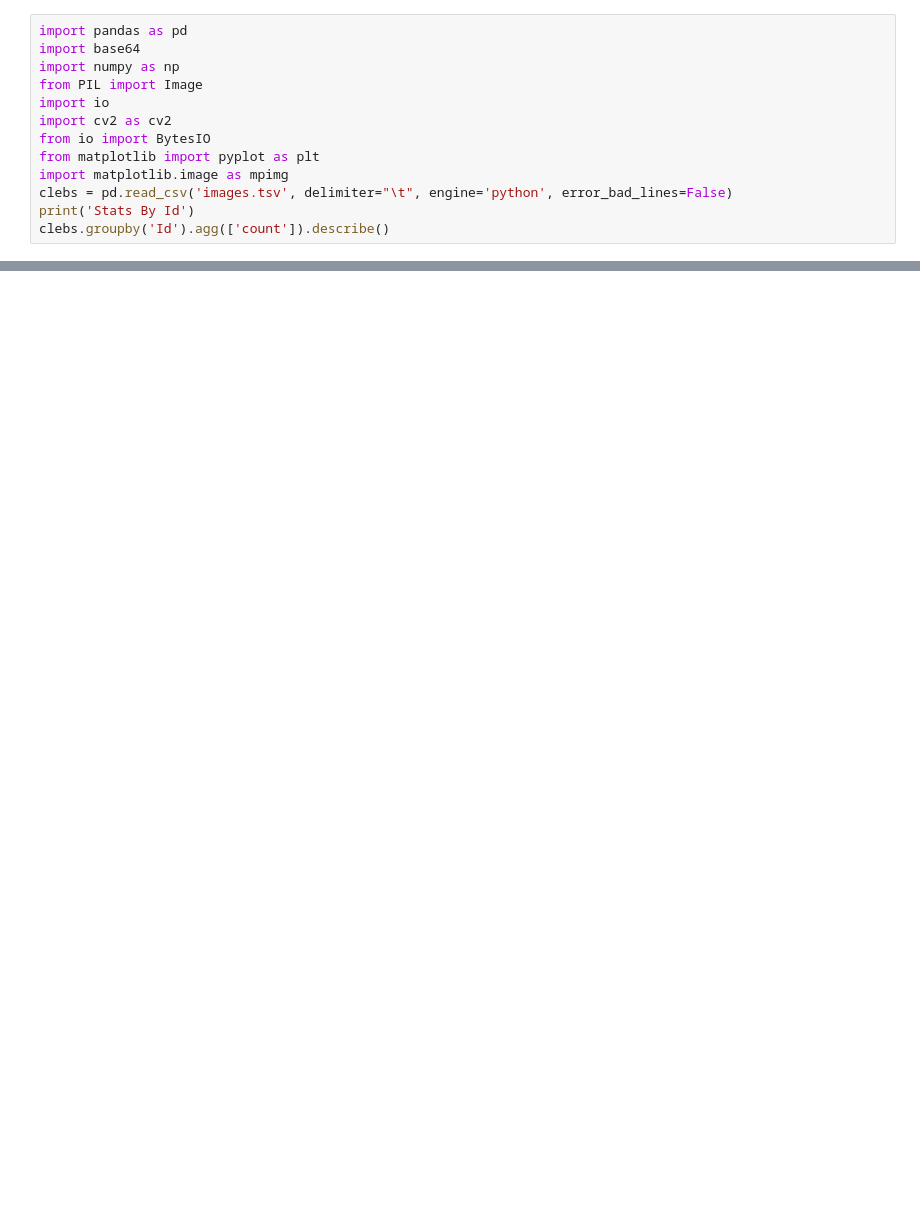
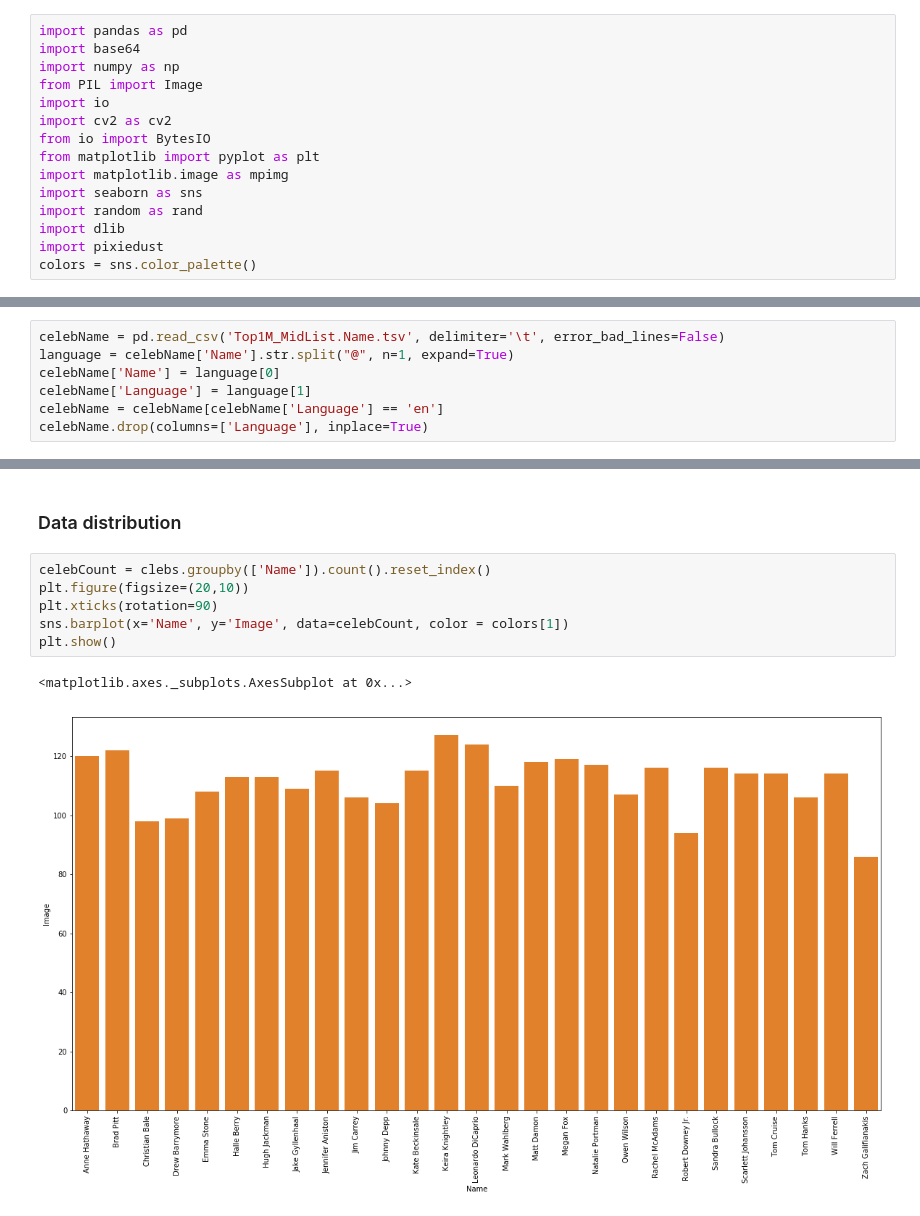
Before and after one commit to NihPat95/Face-Recognition, a Jupyter notebook: FaceRecognition.ipynb, the cells around one changed output, grey strips where cells are left out. Drawn from its saved outputs; the diff is of its cells as text; blank space fills up the shorter version.

```diff
--- a/FaceRecognition.ipynb
+++ b/FaceRecognition.ipynb
@@ -8,7 +10,9 @@ import cv2 as cv2
 from io import BytesIO
 from matplotlib import pyplot as plt
 import matplotlib.image as mpimg
-clebs = pd.read_csv('images.tsv', delimiter="\t", engine='python', error_bad_lines=False)
-print('Stats By Id')
-clebs.groupby('Id').agg(['count']).describe()
+import seaborn as sns
+import random as rand
+import dlib
+import pixiedust
+colors = sns.color_palette()
 # %% [output]
@@ -25,0 +23,7 @@ Stats By Id
+# %%
+celebName = pd.read_csv('Top1M_MidList.Name.tsv', delimiter='\t', error_bad_lines=False)
+language = celebName['Name'].str.split("@", n=1, expand=True)
+celebName['Name'] = language[0]
+celebName['Language'] = language[1]
+celebName = celebName[celebName['Language'] == 'en']
+celebName.drop(columns=['Language'], inplace=True)
@@ -26,3 +39,14 @@ Stats By Id
+# %% [markdown]
+### Data distribution
+# %%
+celebCount = clebs.groupby(['Name']).count().reset_index()
+plt.figure(figsize=(20,10))
+plt.xticks(rotation=90)
+sns.barplot(x='Name', y='Image', data=celebCount, color = colors[1])
+plt.show()
+# %% [output]
+<matplotlib.axes._subplots.AxesSubplot at 0x...>
+[figure, added]
 # %%
 def get_image(base64Image, display=True):
     img = Image.open(BytesIO(base64.b64decode(base64Image))).convert('RGB')
```
Also changed, not shown: parts of 19 cells of this notebook, 1 other file.
